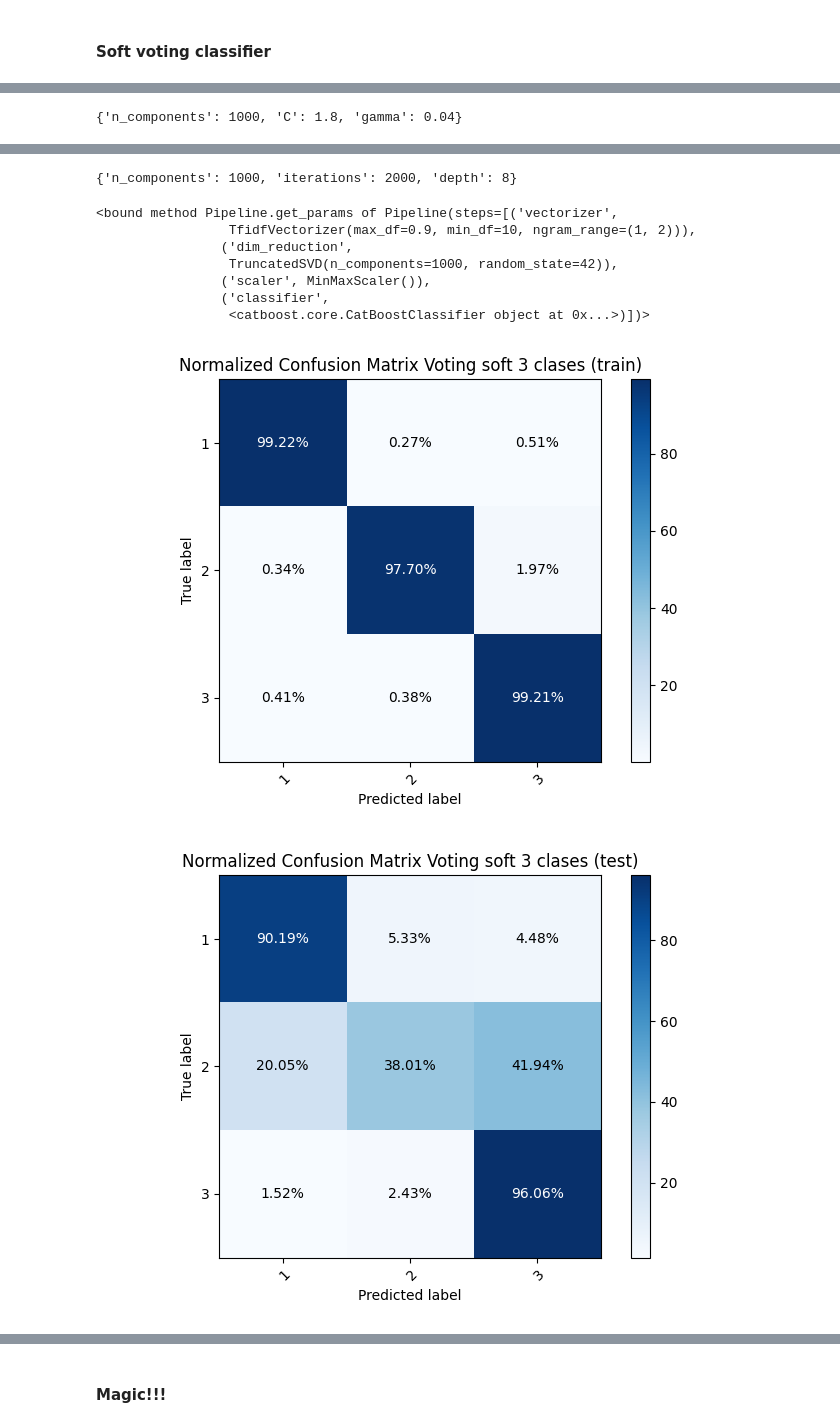
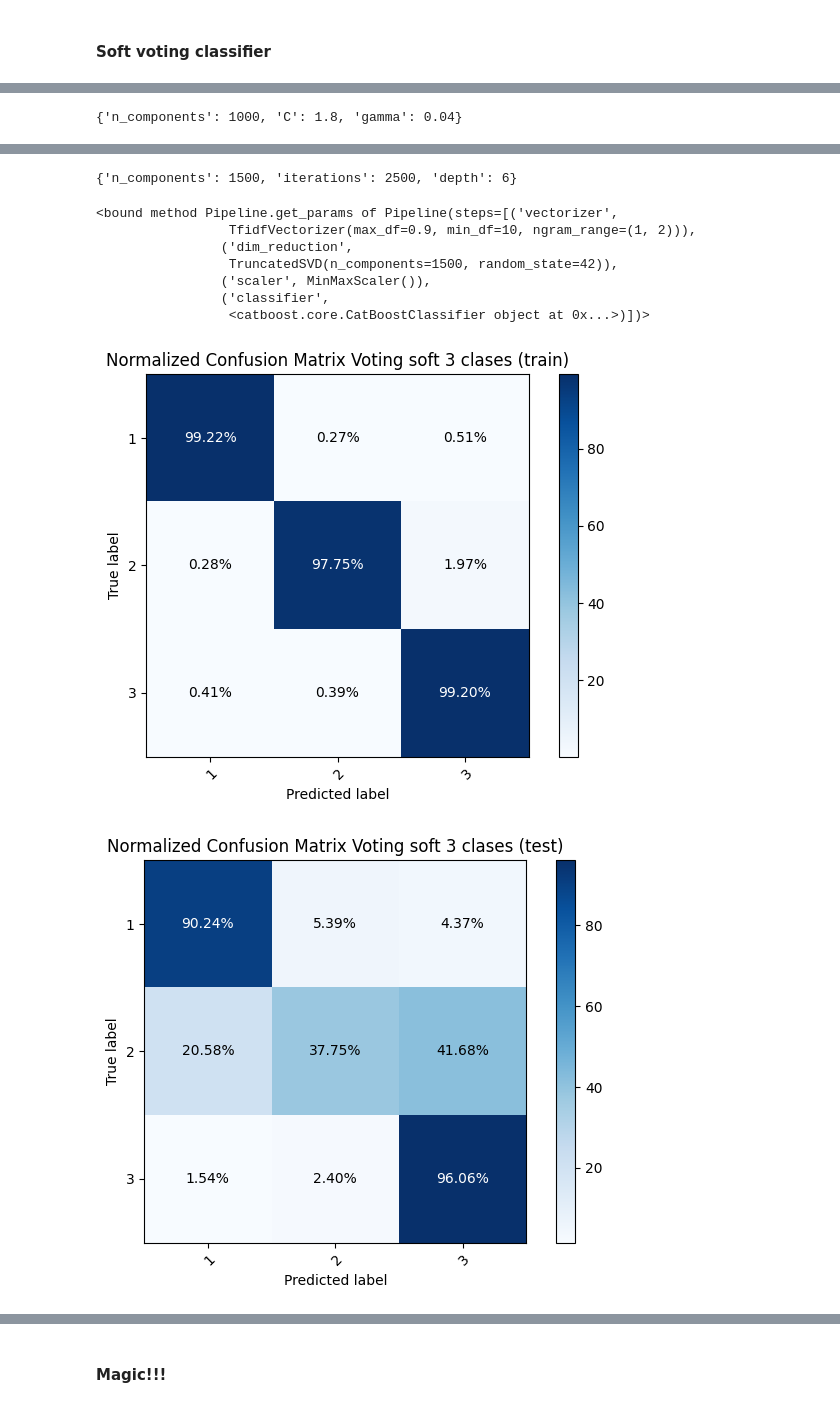
Before and after one commit to FIUBA-CEIA-18Co2024/AM1-TP, a Jupyter notebook: inference_model_compare.ipynb, the cells around one changed output, grey strips where cells are left out. Cells and saved outputs as stored; diff of their text form; code cells hidden in the pictures.

```diff
--- a/inference_model_compare.ipynb
+++ b/inference_model_compare.ipynb
@@ -415,7 +512,7 @@ F1-score: [0.88145371 0.51568381 0.91897861]
 # %%
 model_config = "svc_linear"
 optuna_db = create_db(model_config, 3)
-pipeline_svc_linear_3 = pipeline_config(model_config, optuna_db)
+pipeline_svc_linear_3 = pipeline_config(model_config, pipeline_steps[model_config], optuna_db)
 pipeline_svc_linear_3.fit(X_train, y_train)
 
 y_train_pred = pipeline_svc_linear_3.predict(X_train)
@@ -452,7 +549,7 @@ F1-score: [0.86696731 0.47275032 0.91002786]
 # %%
 model_config = "svc_rbf"
 optuna_db = create_db(model_config, 3)
-pipeline_svc_rbf_3 = pipeline_config(model_config, optuna_db)
+pipeline_svc_rbf_3 = pipeline_config(model_config, pipeline_steps[model_config], optuna_db)
 pipeline_svc_rbf_3.fit(X_train, y_train)
 
 y_train_pred = pipeline_svc_rbf_3.predict(X_train)
@@ -490,7 +587,7 @@ F1-score: [0.87143688 0.51318681 0.90749149]
 # %%
 model_config = "catboost"
 optuna_db = create_db(model_config, 3)
-pipeline_catboost_3 = pipeline_config(model_config, optuna_db)
+pipeline_catboost_3 = pipeline_config(model_config, pipeline_steps[model_config], optuna_db)
 pipeline_catboost_3.fit(X_train, y_train)
 
 y_train_pred = pipeline_catboost_3.predict(X_train)
@@ -561,15 +658,15 @@ class CatBoostWrapper(BaseEstimator, ClassifierMixin):
 %%time
 model_config = "linear_svc"
 optuna_db = create_db(model_config, 3)
-linear_svc_3 = pipeline_config(model_config, optuna_db)
+linear_svc_3 = pipeline_config(model_config, pipeline_steps[model_config], optuna_db)
 
 model_config = "svc_rbf"
 optuna_db = create_db(model_config, 3)
-svc_3 = pipeline_config(model_config, optuna_db)
+svc_3 = pipeline_config(model_config, pipeline_steps[model_config], optuna_db)
 
 model_config = "catboost"
 optuna_db = create_db(model_config, 3)
-catboost_3 = pipeline_config(model_config, optuna_db)
+catboost_3 = pipeline_config(model_config, pipeline_steps[model_config], optuna_db)
 catboost_3 = CatBoostWrapper(catboost_3)
 
 classifiers = [('LinearSVC', linear_svc_3),
@@ -647,15 +744,15 @@ Wall time: 7min 37s
 %%time
 model_config = "svc_linear"
 optuna_db = create_db(model_config, 3)
-svc_linear_32 = pipeline_config(model_config, optuna_db)
+svc_linear_32 = pipeline_config(model_config, pipeline_steps[model_config], optuna_db)
 
 model_config = "svc_rbf"
 optuna_db = create_db(model_config, 3)
-svc_32 = pipeline_config(model_config, optuna_db)
+svc_32 = pipeline_config(model_config, pipeline_steps[model_config], optuna_db)
 
 model_config = "catboost"
 optuna_db = create_db(model_config, 3)
-catboost_32 = pipeline_config(model_config, optuna_db)
+catboost_32 = pipeline_config(model_config, pipeline_steps[model_config], optuna_db)
 catboost_32 = CatBoostWrapper(catboost_32)
 
 classifiers = [('SVC', svc_32),
@@ -704,10 +801,10 @@ print(classification_report(y_test, y_test_pred))
-{'n_components': 1000, 'iterations': 2000, 'depth': 8}
+{'n_components': 1500, 'iterations': 2500, 'depth': 6}
 <bound method Pipeline.get_params of Pipeline(steps=[('vectorizer',
                  TfidfVectorizer(max_df=0.9, min_df=10, ngram_range=(1, 2))),
                 ('dim_reduction',
-                 TruncatedSVD(n_components=1000, random_state=42)),
+                 TruncatedSVD(n_components=1500, random_state=42)),
                 ('scaler', MinMaxScaler()),
                 ('classifier',
                  <catboost.core.CatBoostClassifier object at 0x...>)])>
-[figure, old version]
+[figure, new version]
-[figure, old version]
+[figure, new version]
```
Also changed, not shown: parts of 11 cells of this notebook, 15 other files.
